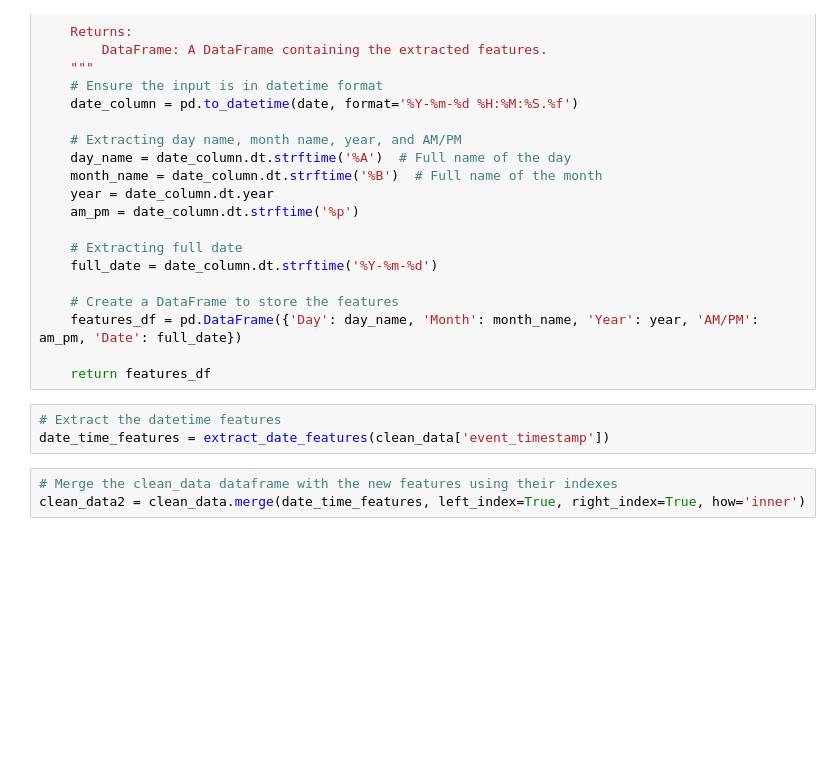
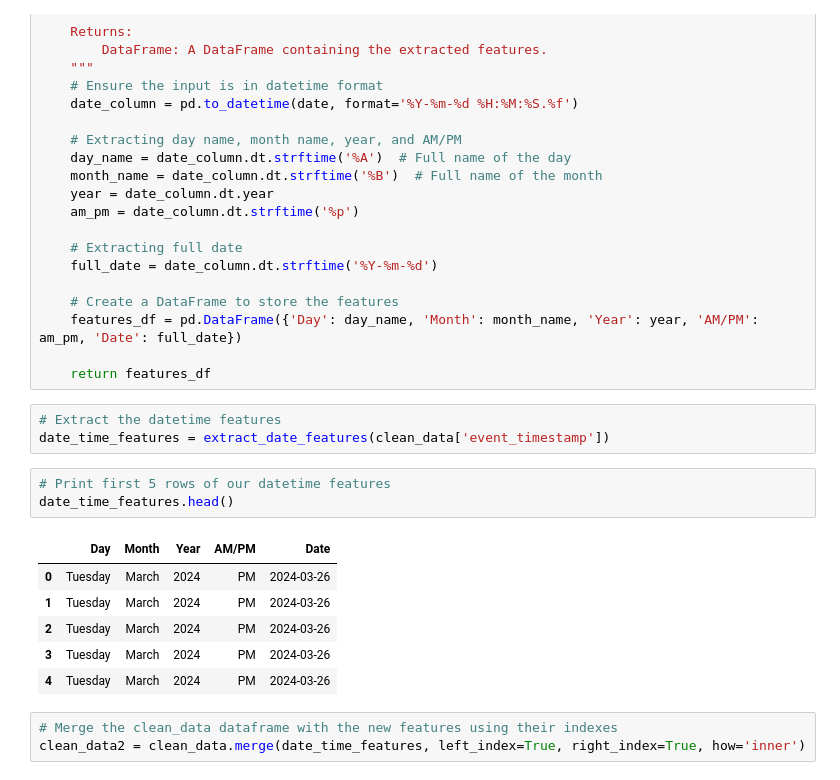
Before and after one commit to Sunday-Oladokun/ShopSmart-Inc.-E-commerce-Data-Analysis-Project, a Jupyter notebook: Project_2nd Semester.ipynb, the cells around one changed output. Drawn from its saved outputs; the diff is of its cells as text; blank space fills up the shorter version.

```diff
--- a/Project_2nd Semester.ipynb
+++ b/Project_2nd Semester.ipynb
@@ -383,6 +398,16 @@ def extract_date_features(date):
 # %%
 # Extract the datetime features
 date_time_features = extract_date_features(clean_data['event_timestamp'])
+# %%
+# Print first 5 rows of our datetime features
+date_time_features.head()
+# %% [output]
+|  | Day | Month | Year | AM/PM | Date |
+| 0 | Tuesday | March | 2024 | PM | 2024-03-26 |
+| 1 | Tuesday | March | 2024 | PM | 2024-03-26 |
+| 2 | Tuesday | March | 2024 | PM | 2024-03-26 |
+| 3 | Tuesday | March | 2024 | PM | 2024-03-26 |
+| 4 | Tuesday | March | 2024 | PM | 2024-03-26 |
 # %%
 # Merge the clean_data dataframe with the new features using their indexes
 clean_data2 = clean_data.merge(date_time_features, left_index=True, right_index=True, how='inner')
```
Also changed, not shown: parts of 69 cells of this notebook.
